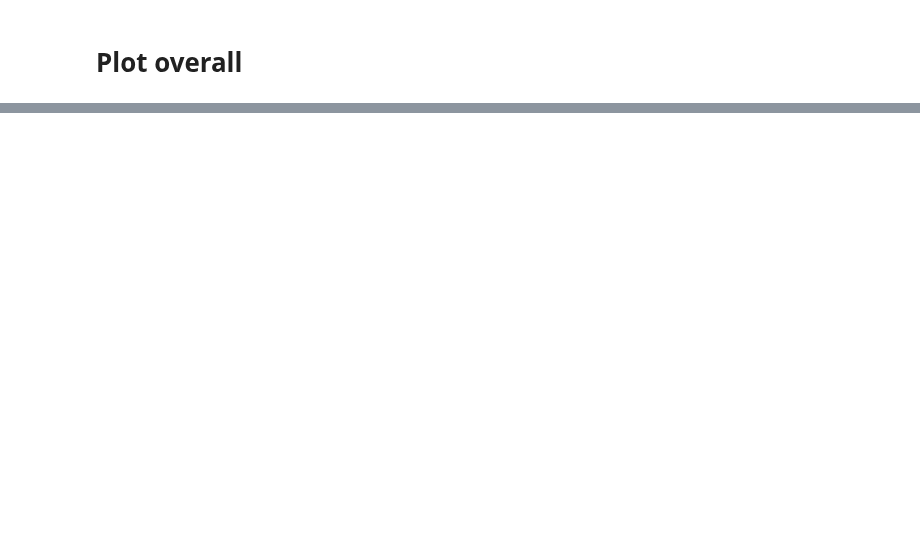
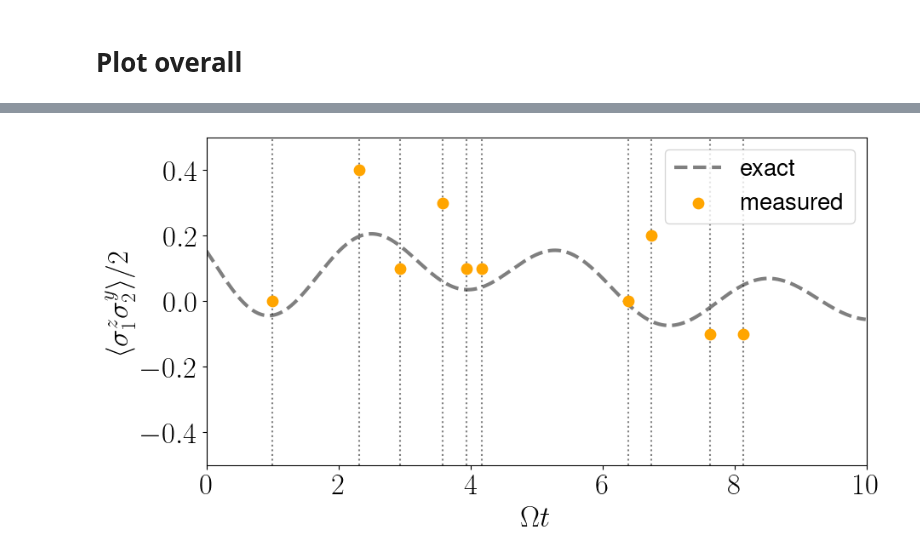
Before and after one commit to giovannicemin/master_thesis, a Jupyter notebook: project_p/exact_L.ipynb, the cells around one changed output, grey strips where cells are left out. Saved outputs shown, nothing was run; the diff lists cells and outputs as text; code cells hidden in the pictures; blank space fills up the shorter version.

```diff
--- a/project_p/exact_L.ipynb
+++ b/project_p/exact_L.ipynb
@@ -570,0 +637,18 @@ plt.show()
+# %%
+# generate the data
+v_0 = initial_conditions(F)
+exact_dyn, exact_t = L1.generate_trajectory(v_0=v_0, T=prms['T'])
+t = np.arange(0, prms['T'], 0.01)
+
+# select some random times at which to sample
+indeces = np.random.choice(range(1, len(exact_dyn)), prms['M'], replace=False)
+exp_data = []
+exp_t = []
+
+observable = 13
+
+for i in indeces:
+    print(f'M {i}')
+    exp_t.append(t[i])
+    tmp = []
+    exp_data.append( experimental_points(exact_dyn[i], N=prms['N'], index=observable))
@@ -570,0 +673,28 @@ plt.show()
+# %%
+# plot the data
+fig, ax = plt.subplots(figsize=(10,5), dpi=100)
+
+ax.plot(exact_t, [exact_dyn[i][observable] for i in range(len(exact_t))], color='black', alpha=0.5, linestyle='--',linewidth=3, label=r'exact')
+ax.vlines(x=indeces*0.01, ymin=-0.5, ymax=0.5, color='grey', linestyle='dotted', zorder=0)
+ax.scatter(indeces*0.01, exp_data, color='orange', s=80, zorder=2, label=r'measured')
+
+#ax.set_xticks(np.concatenate((indeces*0.01, [10])))
+#ax.set_xticklabels([])
+
+#ax.set_yticks([-0.5, -0.25, 0, 0.2])
+
+ax.tick_params(axis='x', labelsize=25)
+ax.tick_params(axis='y', labelsize=25)
+
+ax.set_ylabel(r'$\langle \sigma^{z}_{1} \sigma^{y}_{2} \rangle /2$', fontsize=25)
+ax.set_xlim([0,10])
+ax.set_ylim([-0.5,0.5])
+#ax.tick_params(axis='y', labelsize=20)
+#ax.tick_params(axis='x', labelsize=20)
+
+ax.set_xlabel(r'$\Omega t$', fontsize=25)
+#ax.grid(axis='y')
+ax.legend(fontsize=20)
+#fig.savefig('./plots/example_plot.pdf', dpi=150, bbox_inches='tight')
+# %% [output]
+[figure, added]
```
Also changed, not shown: parts of 31 cells of this notebook, 19 other files.
